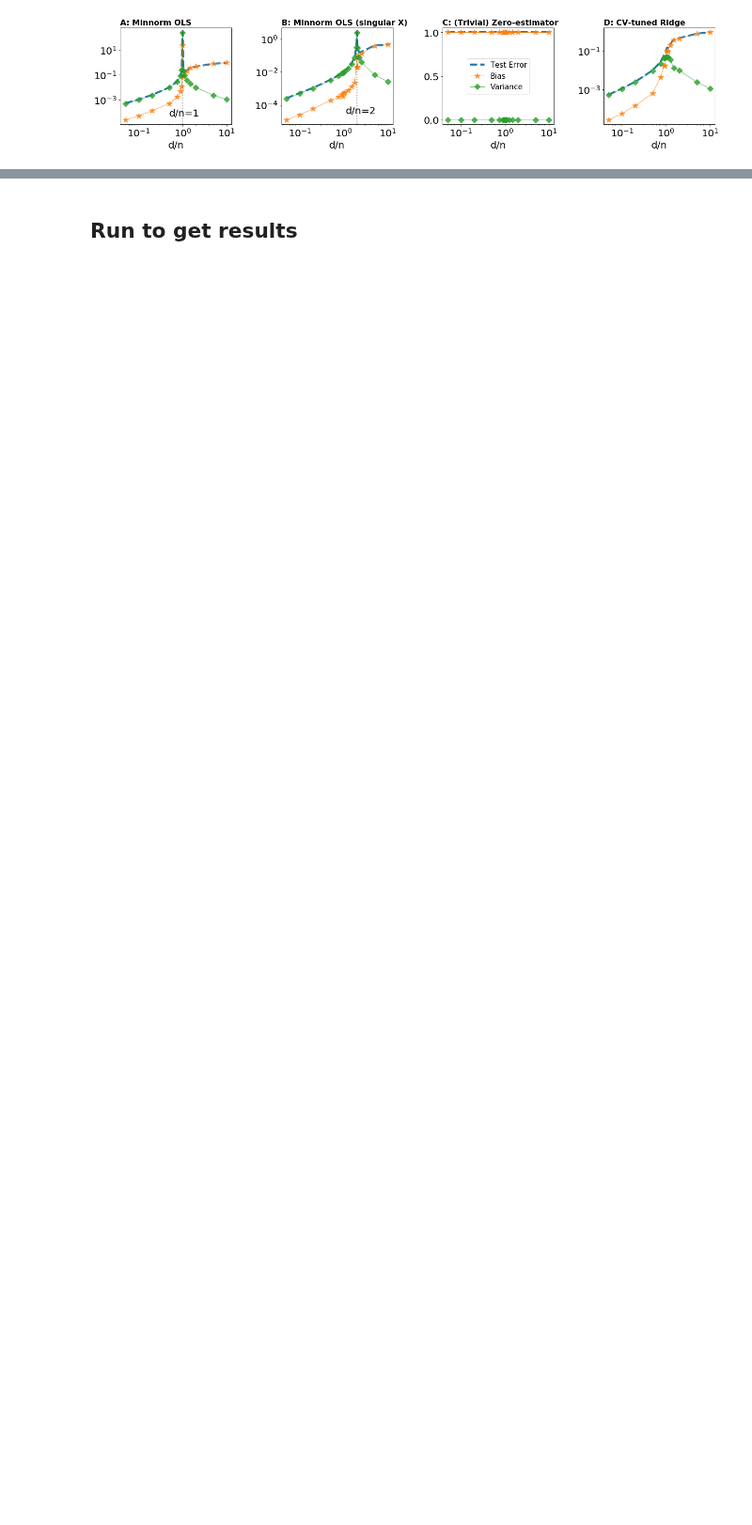
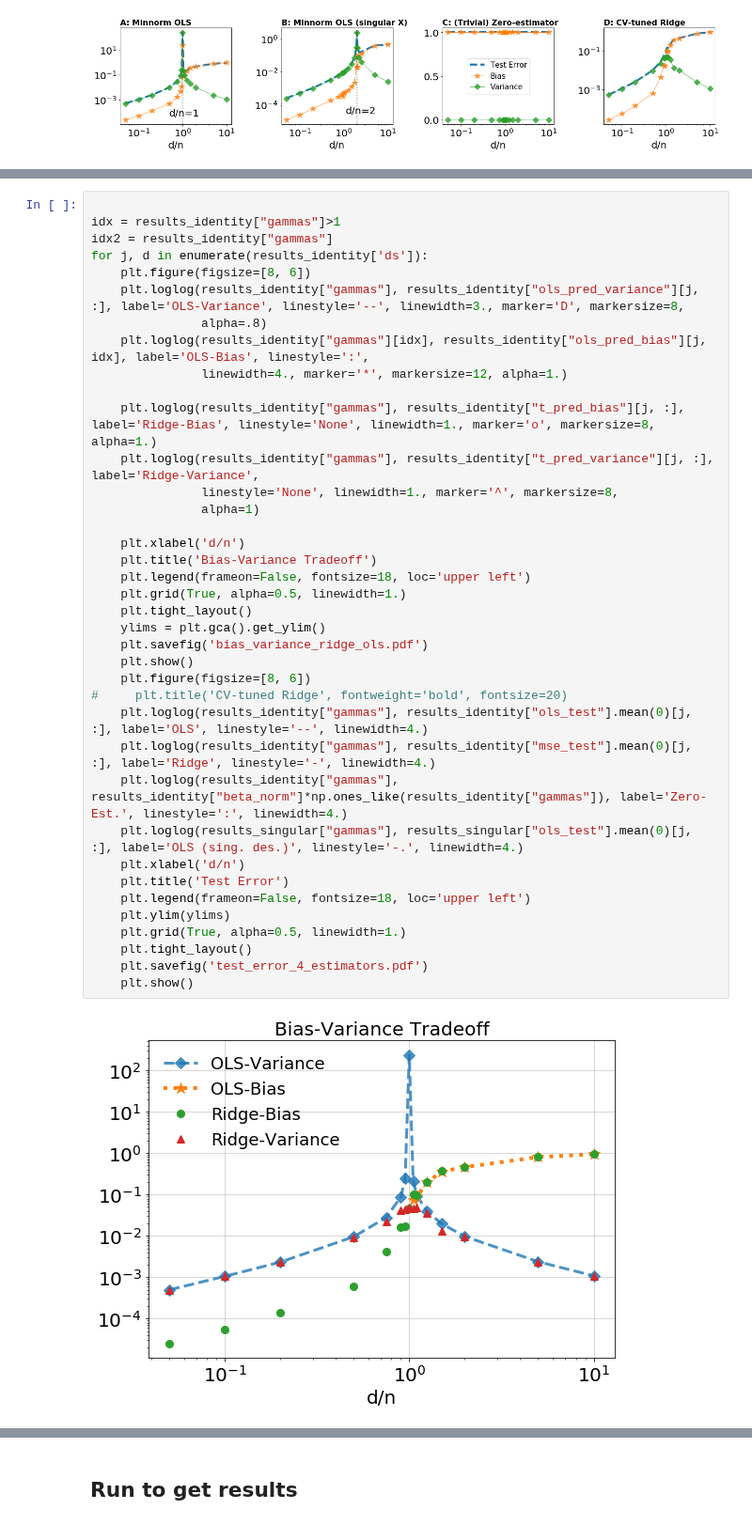
Before and after one commit to csinva/mdl-complexity, a Jupyter notebook: 05_ridge_and_singular_raaz.ipynb, the cells around one changed output, grey strips where cells are left out. Shown at 94% size. Drawn from its saved outputs; the diff is of its cells as text; blank space fills up the shorter version.

```diff
--- a/05_ridge_and_singular_raaz.ipynb
+++ b/05_ridge_and_singular_raaz.ipynb
@@ -112,0 +174,40 @@ plt.show()
+# %%
+
+idx = results_identity["gammas"]>1
+idx2 = results_identity["gammas"]
+for j, d in enumerate(results_identity['ds']):
+    plt.figure(figsize=[8, 6])
+    plt.loglog(results_identity["gammas"], results_identity["ols_pred_variance"][j, :], label='OLS-Variance', linestyle='--', linewidth=3., marker='D', markersize=8,
+               alpha=.8)
+    plt.loglog(results_identity["gammas"][idx], results_identity["ols_pred_bias"][j, idx], label='OLS-Bias', linestyle=':',
+               linewidth=4., marker='*', markersize=12, alpha=1.)
+
+    plt.loglog(results_identity["gammas"], results_identity["t_pred_bias"][j, :], label='Ridge-Bias', linestyle='None', linewidth=1., marker='o', markersize=8, alpha=1.)
+    plt.loglog(results_identity["gammas"], results_identity["t_pred_variance"][j, :], label='Ridge-Variance',
+               linestyle='None', linewidth=1., marker='^', markersize=8,
+               alpha=1)
+
+    plt.xlabel('d/n')
+    plt.title('Bias-Variance Tradeoff')
+    plt.legend(frameon=False, fontsize=18, loc='upper left')
+    plt.grid(True, alpha=0.5, linewidth=1.)
+    plt.tight_layout()
+    ylims = plt.gca().get_ylim()
+    plt.savefig('bias_variance_ridge_ols.pdf')
+    plt.show()
+    plt.figure(figsize=[8, 6])
+#     plt.title('CV-tuned Ridge', fontweight='bold', fontsize=20)
+    plt.loglog(results_identity["gammas"], results_identity["ols_test"].mean(0)[j, :], label='OLS', linestyle='--', linewidth=4.)
+    plt.loglog(results_identity["gammas"], results_identity["mse_test"].mean(0)[j, :], label='Ridge', linestyle='-', linewidth=4.)
+    plt.loglog(results_identity["gammas"], results_identity["beta_norm"]*np.ones_like(results_identity["gammas"]), label='Zero-Est.', linestyle=':', linewidth=4.)
+    plt.loglog(results_singular["gammas"], results_singular["ols_test"].mean(0)[j, :], label='OLS (sing. des.)', linestyle='-.', linewidth=4.)
+    plt.xlabel('d/n')
+    plt.title('Test Error')
+    plt.legend(frameon=False, fontsize=18, loc='upper left')
+    plt.ylim(ylims)
+    plt.grid(True, alpha=0.5, linewidth=1.)
+    plt.tight_layout()
+    plt.savefig('test_error_4_estimators.pdf')
+    plt.show()
+# %% [output]
+[figure, added]
```
Also changed, not shown: parts of 4 cells of this notebook, 1 other file.
